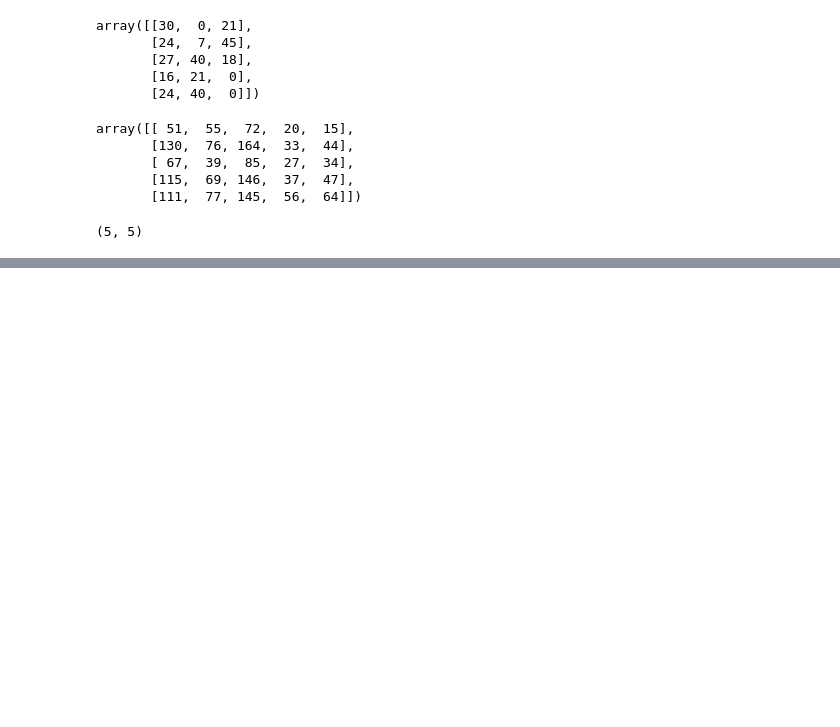
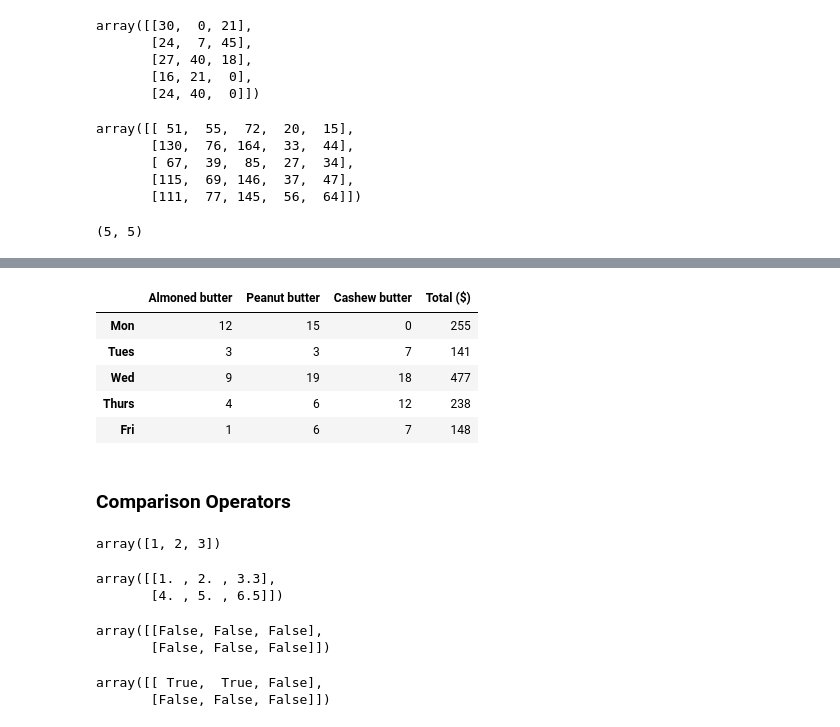
Before and after one commit to evnrodr/machine-learning-course, a Jupyter notebook: section 2 - data science and machine learning tools/introduction-to-numpy.ipynb, the cells around one changed output, grey strips where cells are left out. Cells and saved outputs as stored; diff of their text form; code cells hidden in the pictures; blank space fills up the shorter version.

```diff
--- a/section 2 - data science and machine learning tools/introduction-to-numpy.ipynb
+++ b/section 2 - data science and machine learning tools/introduction-to-numpy.ipynb
@@ -656,0 +666,6 @@ mat3.shape
+# %%
+# Create weekly_sales DataFrame
+weekly_sales = pd.DataFrame(sales_amounts,
+                            index=["Mon", "Tues", "Wed", "Thurs", "Fri"],
+                            columns=["Almoned butter", "Peanut butter", "Cashew butter"])
+weekly_sales
@@ -656,0 +679,4 @@ mat3.shape
+# %%
+# Create prices array
+prices = np.array([10, 9, 12])
+prices
@@ -656,0 +685,6 @@ mat3.shape
+# %%
+# Create butter_prices DataFrame
+butter_prices = pd.DataFrame(prices.reshape(1, 3),
+                             index=['Price'],
+                             columns=['Almoned butter', 'Peanut butter', 'Cashew butter'])
+butter_prices
@@ -656,0 +723,3 @@ mat3.shape
+# %%
+daily_sales = butter_prices.dot(weekly_sales.T)
+daily_sales
@@ -656,0 +738,32 @@ mat3.shape
+# %%
+weekly_sales["Total ($)"] = daily_sales.T
+weekly_sales
+# %% [output]
+|  | Almoned butter | Peanut butter | Cashew butter | Total ($) |
+| Mon | 12 | 15 | 0 | 255 |
+| Tues | 3 | 3 | 7 | 141 |
+| Wed | 9 | 19 | 18 | 477 |
+| Thurs | 4 | 6 | 12 | 238 |
+| Fri | 1 | 6 | 7 | 148 |
+# %% [markdown]
+### Comparison Operators
+# %%
+a1
+# %% [output]
+array([1, 2, 3])
+# %%
+a2
+# %% [output]
+array([[1. , 2. , 3.3],
+       [4. , 5. , 6.5]])
+# %%
+a1 > a2
+# %% [output]
+array([[False, False, False],
+       [False, False, False]])
+# %%
+bool_array = a1 >= a2
+bool_array
+# %% [output]
+array([[ True,  True, False],
+       [False, False, False]])
```
Also changed, not shown: parts of 41 cells of this notebook, 4 other files.
